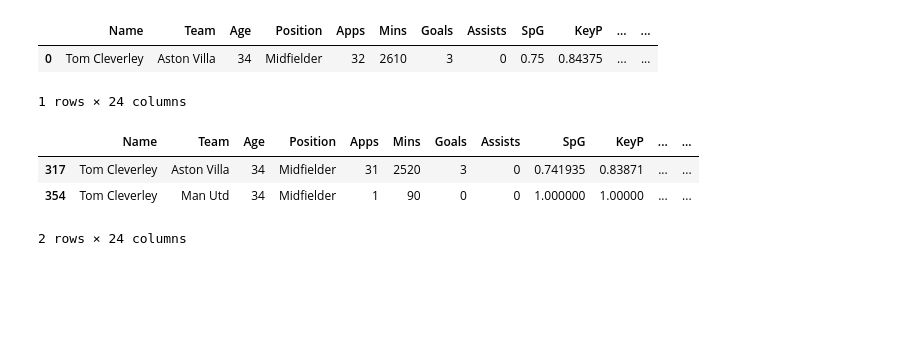
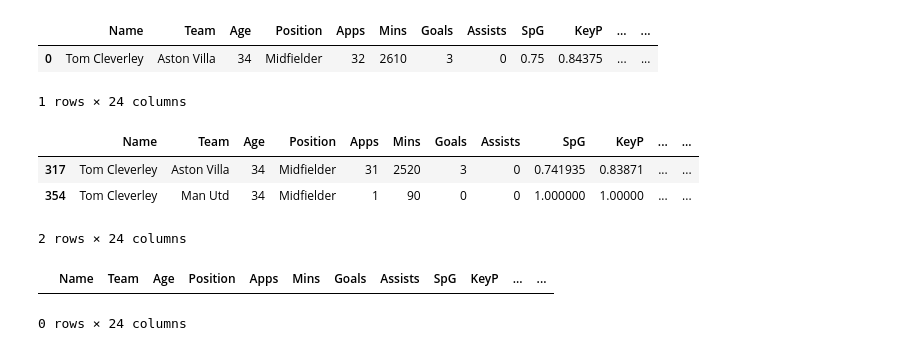
Before and after one commit to sajacaros/eda_champions, a Jupyter notebook: eda/1xbet.ipynb, the cells around one changed output. Saved outputs shown, nothing was run; the diff lists cells and outputs as text; code cells hidden in the pictures; blank space fills up the shorter version.

```diff
--- a/eda/1xbet.ipynb
+++ b/eda/1xbet.ipynb
@@ -221,0 +230,5 @@ stats_df.to_csv('../data/new/1xbet.csv', index=False)
+# %%
+stats_df[stats_df.Name.apply(lambda s: 'messi' in s)]
+# %% [output]
+|  | Name | Team | Age | Position | Apps | Mins | Goals | Assists | SpG | KeyP | ... | ... |
+0 rows × 24 columns
```
Also changed, not shown: parts of 6 cells of this notebook, 3 other files.
